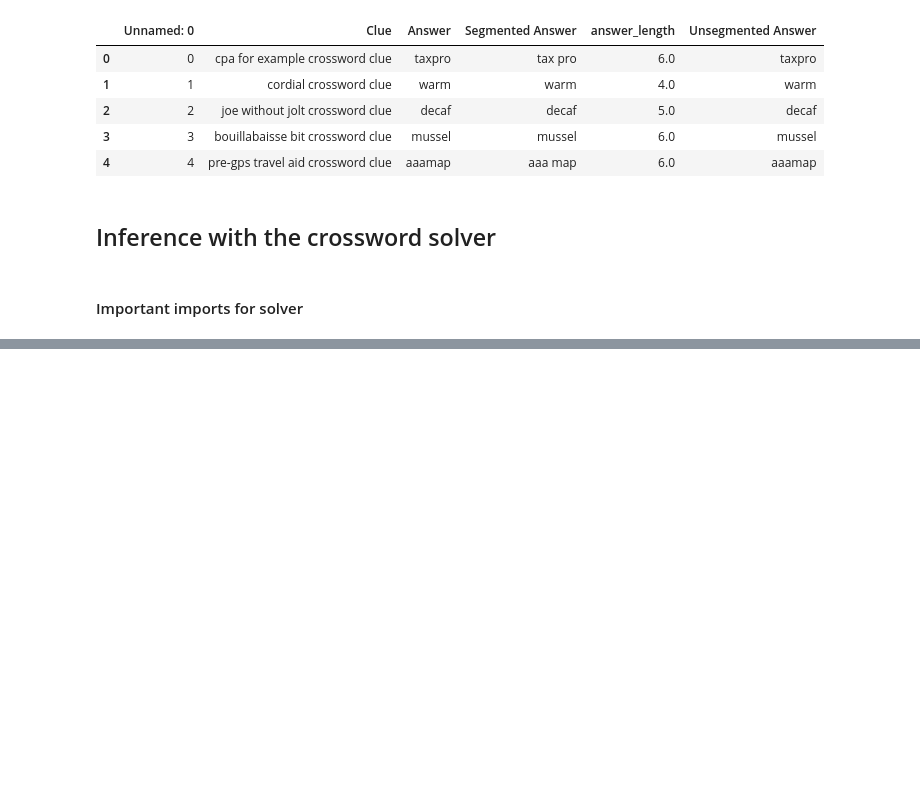
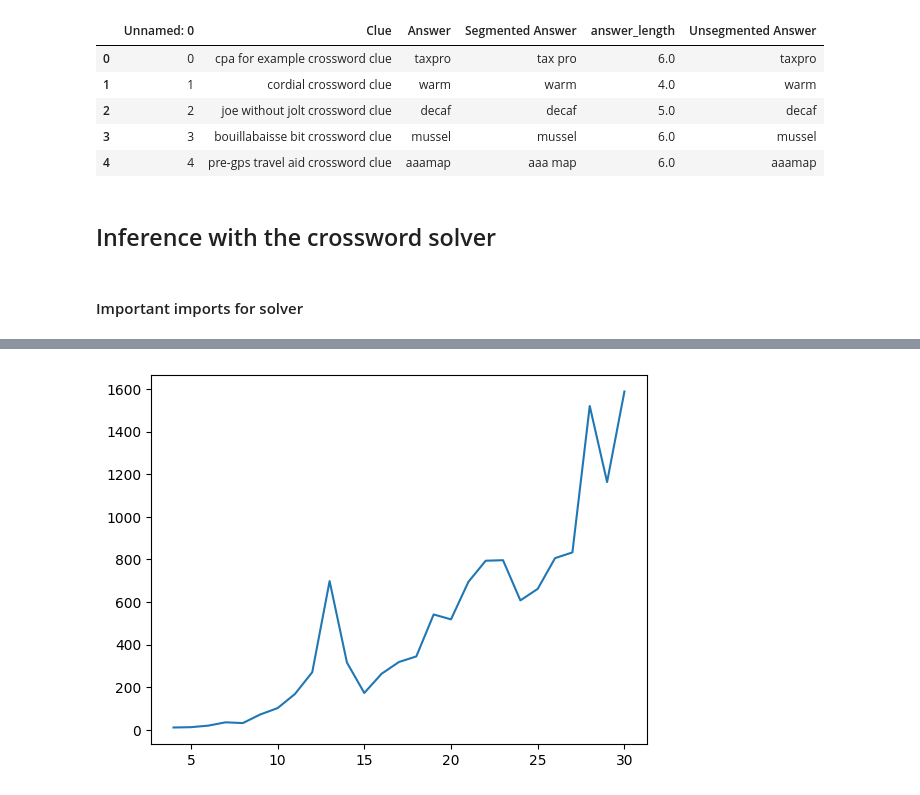
Before and after one commit to prajeshshrestha/Crossword-Generator, a Jupyter notebook: Grid_answer_clue_pair_generator_Approach_2.ipynb, the cells around one changed output, grey strips where cells are left out. Saved outputs shown, nothing was run; the diff lists cells and outputs as text; code cells hidden in the pictures; blank space fills up the shorter version.

```diff
--- a/Grid_answer_clue_pair_generator_Approach_2.ipynb
+++ b/Grid_answer_clue_pair_generator_Approach_2.ipynb
@@ -260,0 +433,7 @@ Actual answers found:  46
+# %%
+time_info_list = np.array(time_info_list)
+plt.plot(time_info_list[:, 0], time_info_list[:, 1])
+# plt.xticks(range(len(time_info_list)))
+plt.show()
+# %% [output]
+[figure, added]
```
Also changed, not shown: parts of 19 cells of this notebook.
